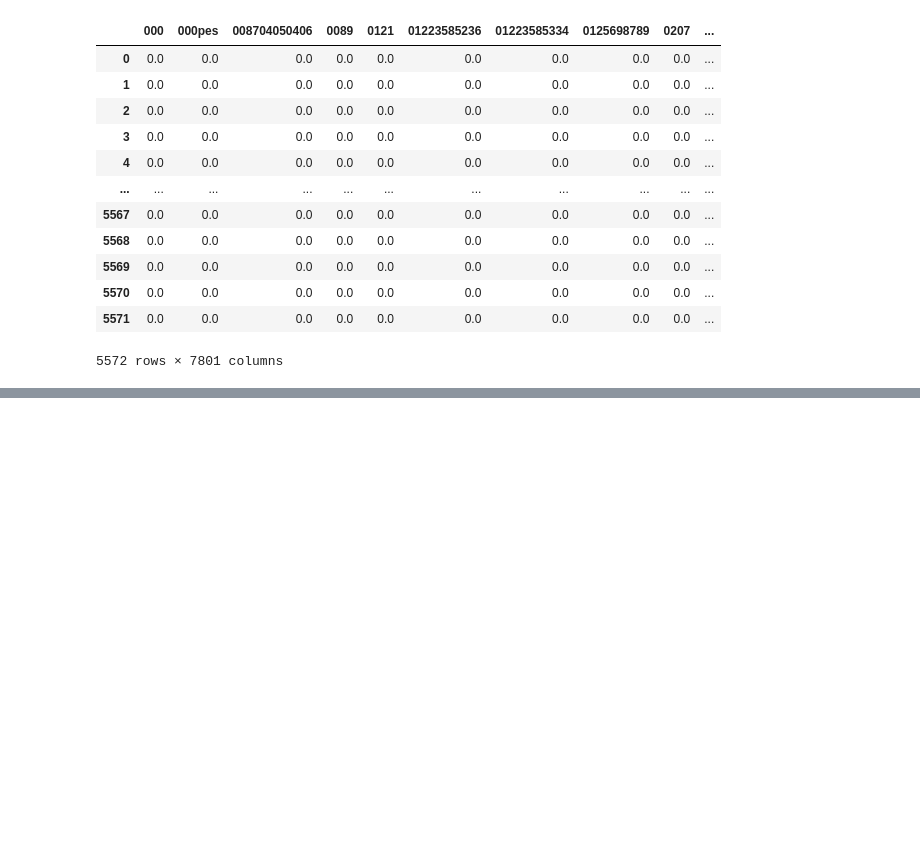
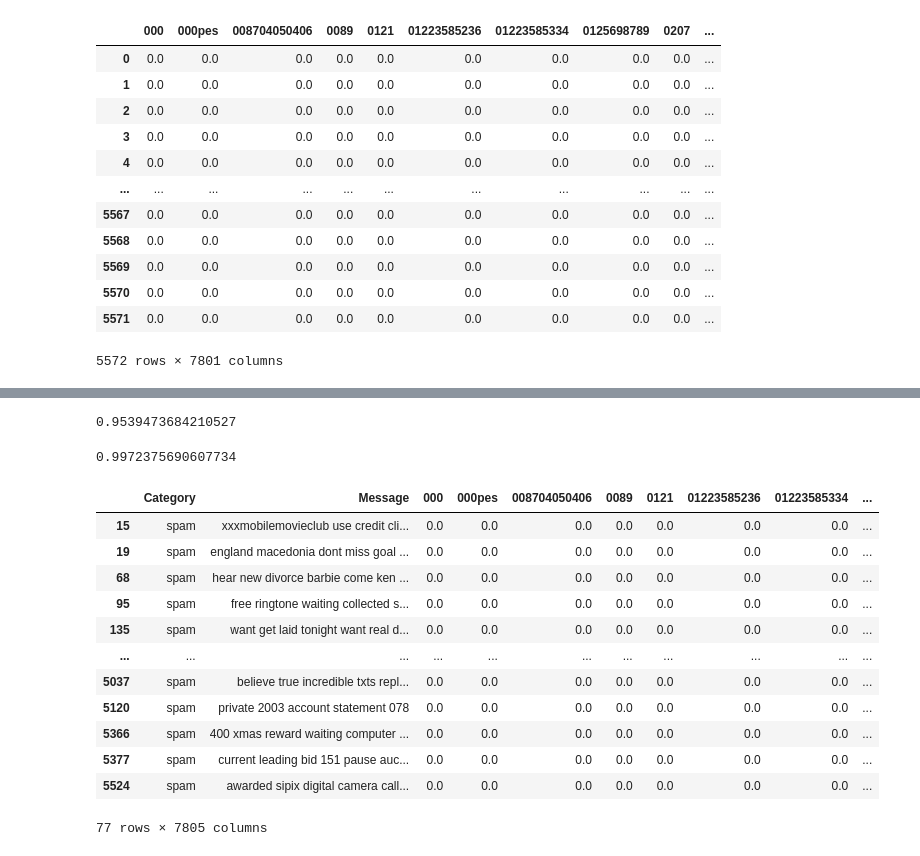
Before and after one commit to IngvarL/pudo-20, a Jupyter notebook: stat_case_study/stat_case_study.ipynb, the cells around one changed output, grey strips where cells are left out. Saved outputs shown, nothing was run; the diff lists cells and outputs as text; code cells hidden in the pictures; blank space fills up the shorter version.

```diff
--- a/stat_case_study/stat_case_study.ipynb
+++ b/stat_case_study/stat_case_study.ipynb
@@ -320,0 +442,30 @@ tfidf_matrix
+# %%
+#Расчет общей точности по матрице (аналог accuracy_score)
+print( (cnf_matrix[0][0]+cnf_matrix[1][1])/cnf_matrix.sum())
+# %% [output]
+0.9539473684210527
+# %%
+#Расчет точности предсказания сообщений при предсказании их как не спам
+print( (cnf_matrix[0][0])/(cnf_matrix[0][0]+cnf_matrix[0][1]))
+# %% [output]
+0.9972375690607734
+# %%
+err_predict_df = spam.join(res_df,how='left')
+# %%
+#Выводим по заданию 7 итоговую матрицу с сообщениями и векторами где прогноз не совпал с фактом.
+err_predict_df.dropna(inplace=True)
+err_predict_df[err_predict_df.y_pred!=err_predict_df.y_test]
+# %% [output]
+|  | Category | Message | 000 | 000pes | 008704050406 | 0089 | 0121 | 01223585236 | 01223585334 | ... |
+| 15 | spam | xxxmobilemovieclub use credit cli... | 0.0 | 0.0 | 0.0 | 0.0 | 0.0 | 0.0 | 0.0 | ... |
+| 19 | spam | england macedonia dont miss goal ... | 0.0 | 0.0 | 0.0 | 0.0 | 0.0 | 0.0 | 0.0 | ... |
+| 68 | spam | hear new divorce barbie come ken ... | 0.0 | 0.0 | 0.0 | 0.0 | 0.0 | 0.0 | 0.0 | ... |
+| 95 | spam | free ringtone waiting collected s... | 0.0 | 0.0 | 0.0 | 0.0 | 0.0 | 0.0 | 0.0 | ... |
+| 135 | spam | want get laid tonight want real d... | 0.0 | 0.0 | 0.0 | 0.0 | 0.0 | 0.0 | 0.0 | ... |
+| ... | ... | ... | ... | ... | ... | ... | ... | ... | ... | ... |
+| 5037 | spam | believe true incredible txts repl... | 0.0 | 0.0 | 0.0 | 0.0 | 0.0 | 0.0 | 0.0 | ... |
+| 5120 | spam | private 2003 account statement 078 | 0.0 | 0.0 | 0.0 | 0.0 | 0.0 | 0.0 | 0.0 | ... |
+| 5366 | spam | 400 xmas reward waiting computer ... | 0.0 | 0.0 | 0.0 | 0.0 | 0.0 | 0.0 | 0.0 | ... |
+| 5377 | spam | current leading bid 151 pause auc... | 0.0 | 0.0 | 0.0 | 0.0 | 0.0 | 0.0 | 0.0 | ... |
+| 5524 | spam | awarded sipix digital camera call... | 0.0 | 0.0 | 0.0 | 0.0 | 0.0 | 0.0 | 0.0 | ... |
+77 rows × 7805 columns
```
Also changed, not shown: parts of 15 cells of this notebook.
